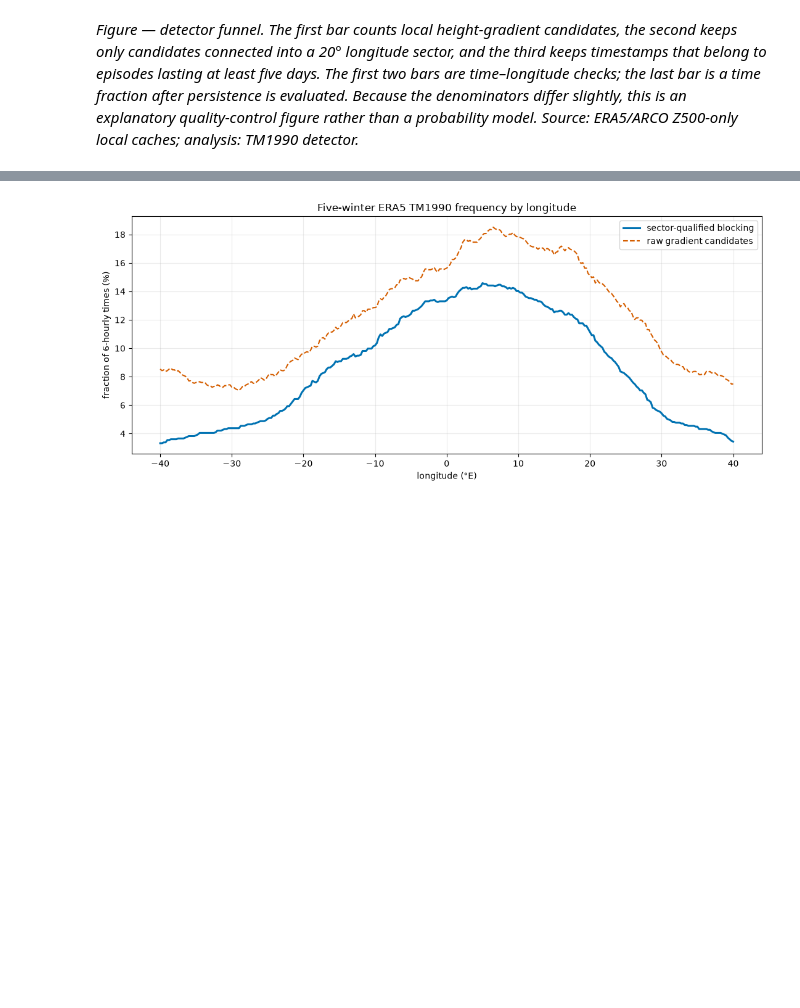
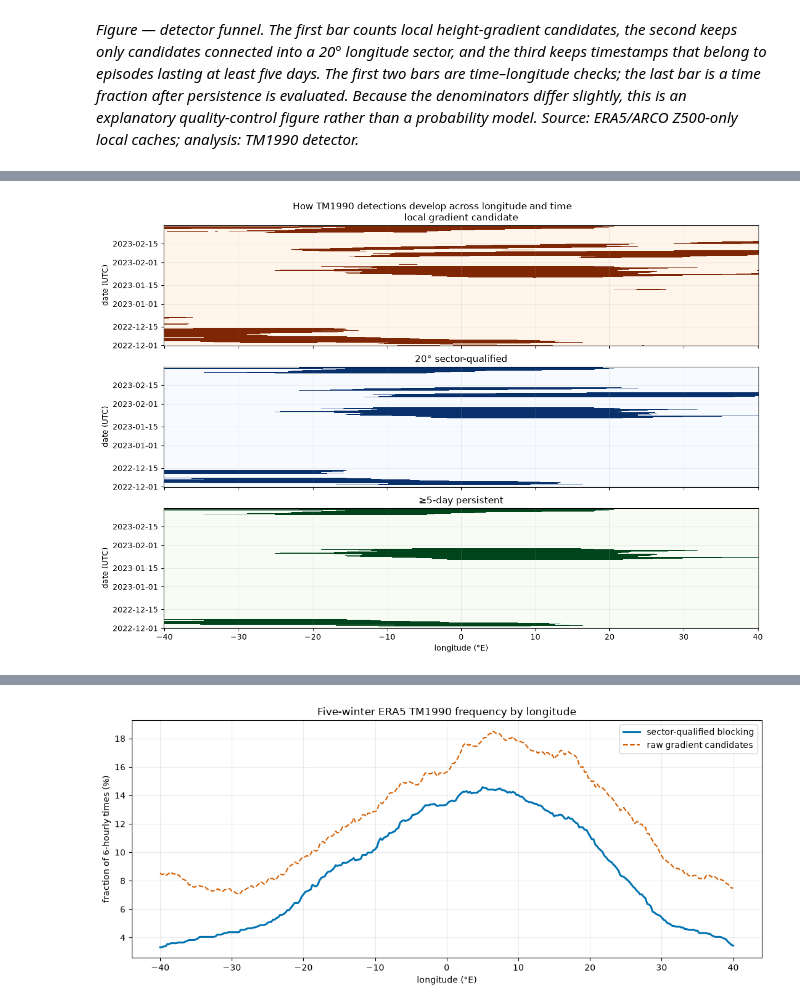
Before and after one commit to TunaHim/EuroGrid-Climate-Dynamics, a Jupyter notebook: notebooks/03_era5_blocking_benchmark.ipynb, the cells around one changed output, grey strips where cells are left out. Saved outputs shown, nothing was run; the diff lists cells and outputs as text; code cells hidden in the pictures; blank space fills up the shorter version.

```diff
--- a/notebooks/03_era5_blocking_benchmark.ipynb
+++ b/notebooks/03_era5_blocking_benchmark.ipynb
@@ -189,0 +227,28 @@ plt.show()
+# %%
+# Show how candidate, sector, and persistent masks evolve through one winter.
+persistent_mask = selected_result.blocking & selected_persistence.persistent_blocking
+fig, axes = plt.subplots(3, 1, figsize=(12, 8), sharex=True, constrained_layout=True)
+mask_specs = [
+    (selected_result.candidate, "local gradient candidate", "Oranges"),
+    (selected_result.blocking, "20° sector-qualified", "Blues"),
+    (persistent_mask, "≥5-day persistent", "Greens"),
+]
+for ax, (mask, label, cmap) in zip(axes, mask_specs, strict=True):
+    values = mask.astype(int)
+    ax.pcolormesh(
+        values.lon,
+        values.time_z500,
+        values,
+        shading="auto",
+        cmap=cmap,
+        vmin=0,
+        vmax=1,
+    )
+    ax.set_ylabel("date (UTC)")
+    ax.set_title(label)
+    ax.grid(alpha=0.2)
+axes[-1].set_xlabel("longitude (°E)")
+fig.suptitle("How TM1990 detections develop across longitude and time", y=1.02)
+plt.show()
+# %% [output]
+[figure, added]
```
Also changed, not shown: parts of 3 cells of this notebook.
